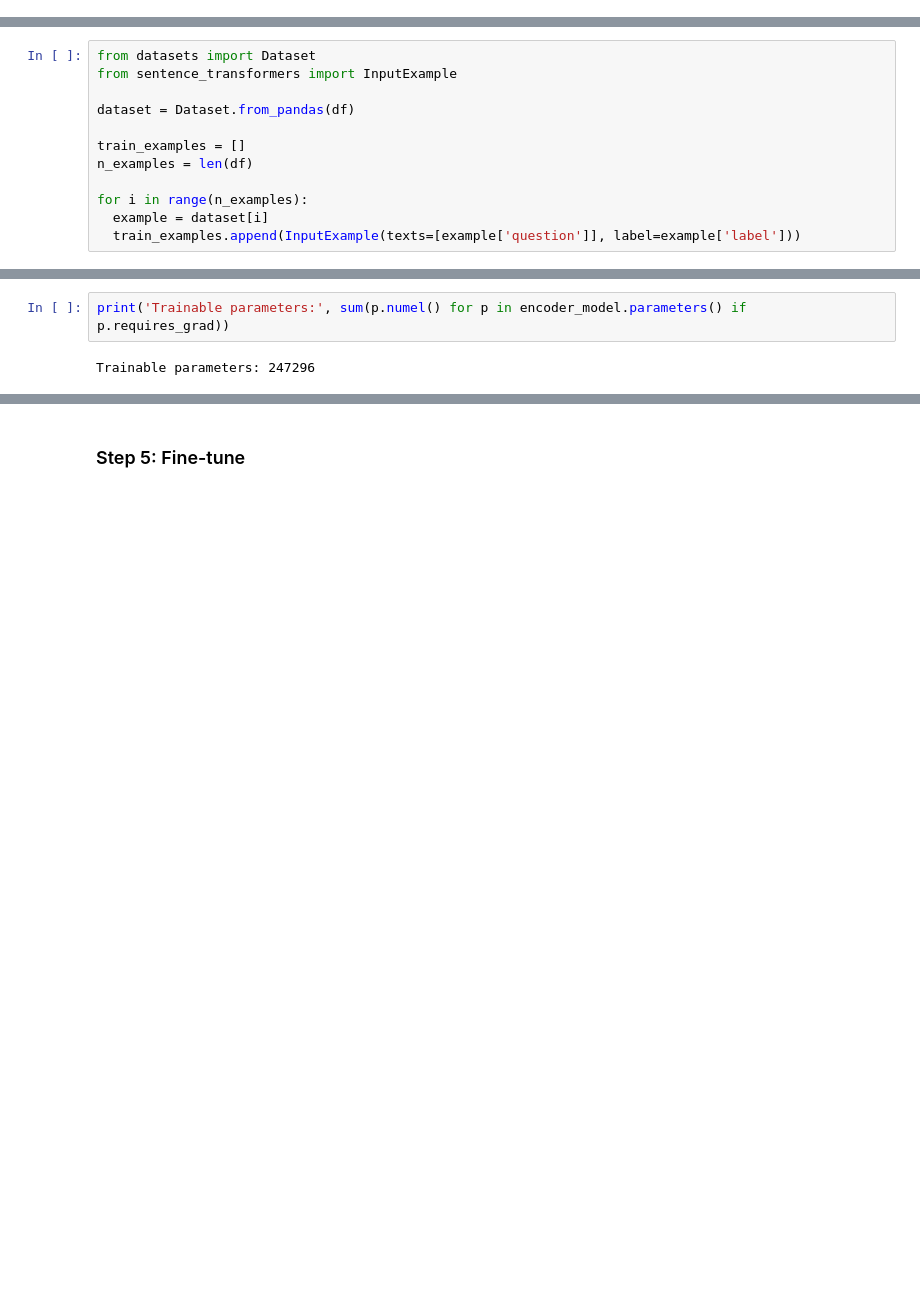
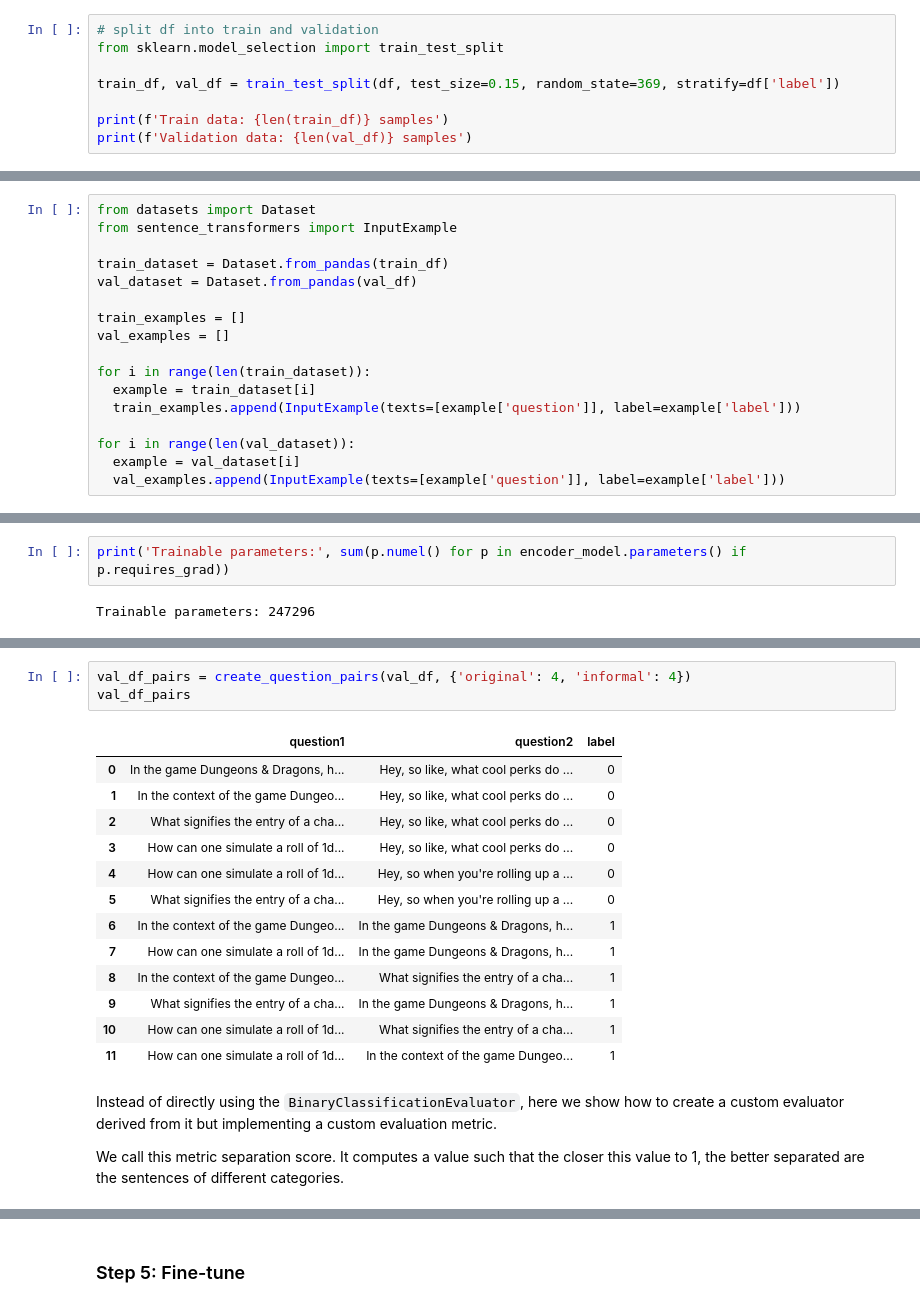
Before and after one commit to microsoft/synthlume, a Jupyter notebook: notebooks/embeddings_finetuning_example.ipynb, the cells around one changed output, grey strips where cells are left out. Saved outputs shown, nothing was run; the diff lists cells and outputs as text; blank space fills up the shorter version.

Commit message:
improved fine-tuning example

```diff
--- a/notebooks/embeddings_finetuning_example.ipynb
+++ b/notebooks/embeddings_finetuning_example.ipynb
@@ -91 +91,9 @@ df
 84 rows × 3 columns
+# %%
+# split df into train and validation
+from sklearn.model_selection import train_test_split
+
+train_df, val_df = train_test_split(df, test_size=0.15, random_state=369, stratify=df['label'])
+
+print(f'Train data: {len(train_df)} samples')
+print(f'Validation data: {len(val_df)} samples')
@@ -97,11 +109,16 @@ df.to_csv('../data/embeddings_finetune_data.csv', index=False)
 from datasets import Dataset
 from sentence_transformers import InputExample
 
-dataset = Dataset.from_pandas(df)
+train_dataset = Dataset.from_pandas(train_df)
+val_dataset = Dataset.from_pandas(val_df)
 
 train_examples = []
-n_examples = len(df)
+val_examples = []
 
-for i in range(n_examples):
-  example = dataset[i]
+for i in range(len(train_dataset)):
+  example = train_dataset[i]
   train_examples.append(InputExample(texts=[example['question']], label=example['label']))
+
+for i in range(len(val_dataset)):
+  example = val_dataset[i]
+  val_examples.append(InputExample(texts=[example['question']], label=example['label']))
@@ -201,0 +277,21 @@ train_loss = BatchSemiHardTripletLoss(model=model)
+# %%
+val_df_pairs = create_question_pairs(val_df, {'original': 4, 'informal': 4})
+val_df_pairs
+# %% [output]
+|  | question1 | question2 | label |
+| 0 | In the game Dungeons & Dragons, h... | Hey, so like, what cool perks do ... | 0 |
+| 1 | In the context of the game Dungeo... | Hey, so like, what cool perks do ... | 0 |
+| 2 | What signifies the entry of a cha... | Hey, so like, what cool perks do ... | 0 |
+| 3 | How can one simulate a roll of 1d... | Hey, so like, what cool perks do ... | 0 |
+| 4 | How can one simulate a roll of 1d... | Hey, so when you're rolling up a ... | 0 |
+| 5 | What signifies the entry of a cha... | Hey, so when you're rolling up a ... | 0 |
+| 6 | In the context of the game Dungeo... | In the game Dungeons & Dragons, h... | 1 |
+| 7 | How can one simulate a roll of 1d... | In the game Dungeons & Dragons, h... | 1 |
+| 8 | In the context of the game Dungeo... | What signifies the entry of a cha... | 1 |
+| 9 | What signifies the entry of a cha... | In the game Dungeons & Dragons, h... | 1 |
+| 10 | How can one simulate a roll of 1d... | What signifies the entry of a cha... | 1 |
+| 11 | How can one simulate a roll of 1d... | In the context of the game Dungeo... | 1 |
+# %% [markdown]
+Instead of directly using the `BinaryClassificationEvaluator`, here we show how to create a custom evaluator derived from it but implementing a custom evaluation metric.
+
+We call this metric separation score. It computes a value such that the closer this value to 1, the better separated are the sentences of different categories.
```
Also changed, not shown: parts of 21 cells of this notebook, 3 other files.
